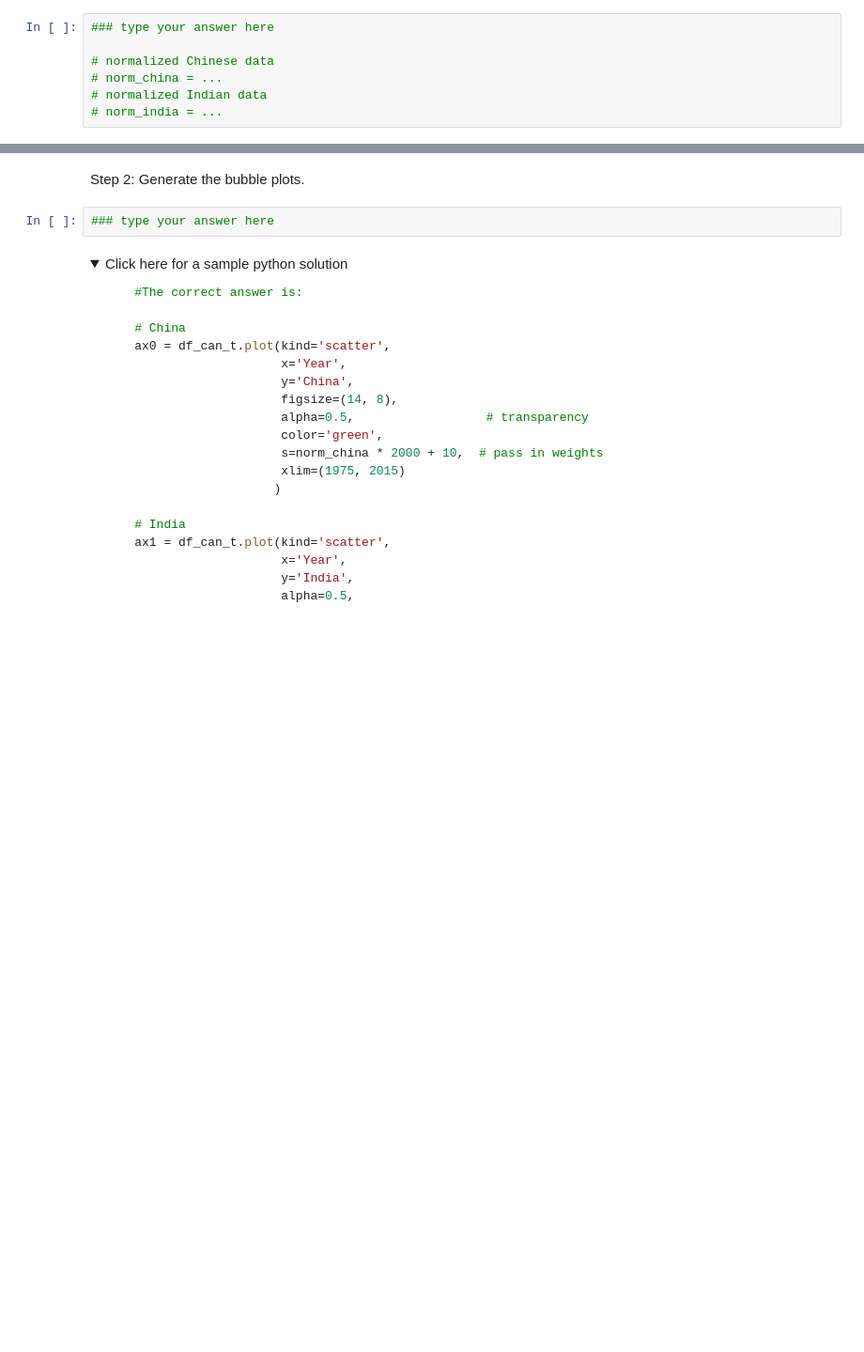
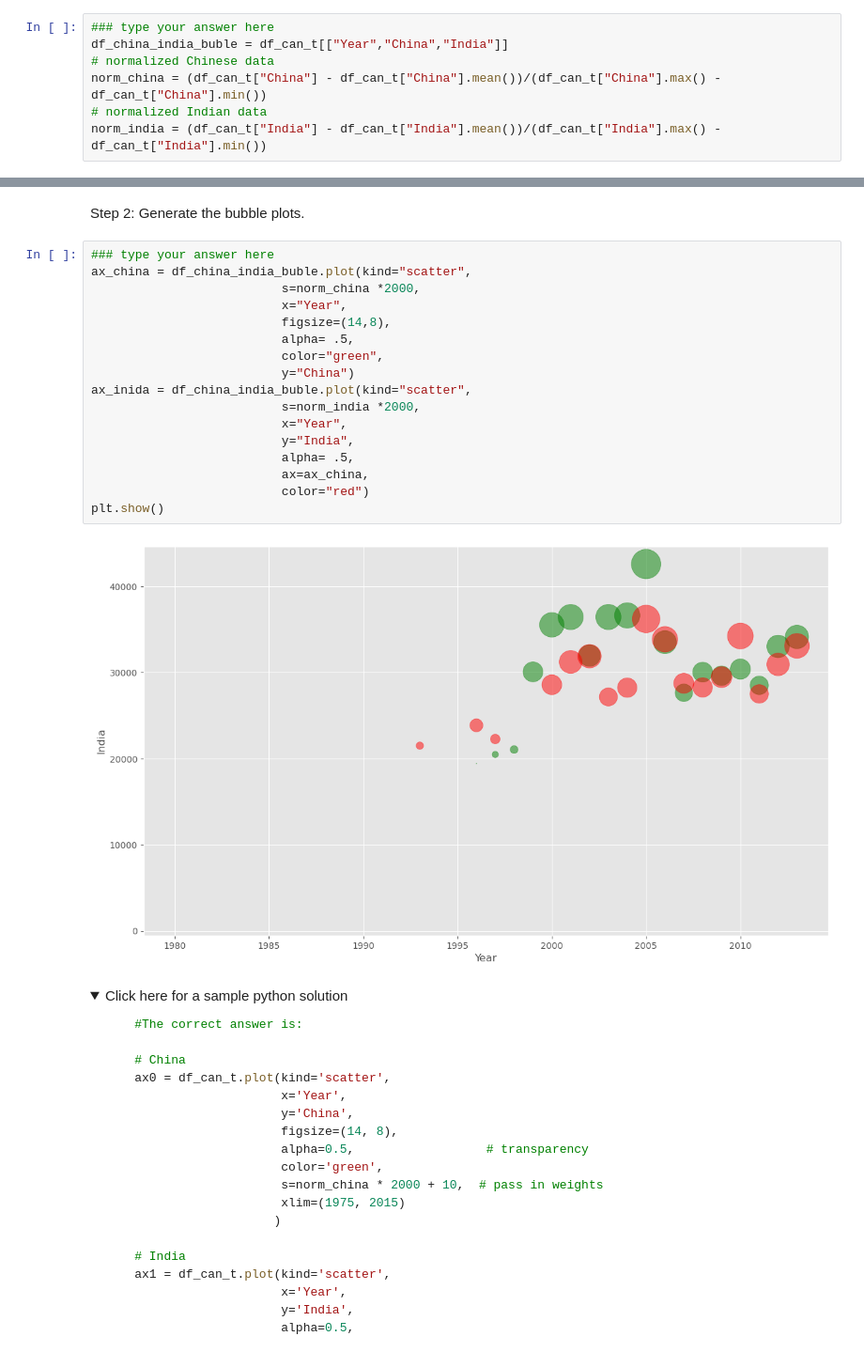
Before and after one commit to DurianDan/IBM-Data-Science-Professional-Certificate, a Jupyter notebook: 8_Data_Visualization_With_Python/week2/DV0101EN-Exercise-Pie-Charts-Box-Plots-Scatter-Plots-and-Bubble-Plots.jupyterlite.ipynb, the cells around one changed output, grey strips where cells are left out. Shown: that part at 94% size. Saved outputs shown, nothing was run; the diff lists cells and outputs as text; folded sections open; blank space fills up the shorter version.

```diff
--- a/8_Data_Visualization_With_Python/week2/DV0101EN-Exercise-Pie-Charts-Box-Plots-Scatter-Plots-and-Bubble-Plots.jupyterlite.ipynb
+++ b/8_Data_Visualization_With_Python/week2/DV0101EN-Exercise-Pie-Charts-Box-Plots-Scatter-Plots-and-Bubble-Plots.jupyterlite.ipynb
@@ -931,11 +928,11 @@ On a similar note, Brazil suffered the *Samba Effect* where the Brazilian real (
 Step 1: Normalize the data pertaining to China and India.
 # %%
 ### type your answer here
-
+df_china_india_buble = df_can_t[["Year","China","India"]]
 # normalized Chinese data
-# norm_china = ...
+norm_china = (df_can_t["China"] - df_can_t["China"].mean())/(df_can_t["China"].max() - df_can_t["China"].min())
 # normalized Indian data
-# norm_india = ...
+norm_india = (df_can_t["India"] - df_can_t["India"].mean())/(df_can_t["India"].max() - df_can_t["India"].min())
 # %% [markdown]
 <details><summary>Click here for a sample python solution</summary>
 
@@ -953,8 +950,25 @@ Step 1: Normalize the data pertaining to China and India.
 </details>
 # %% [markdown]
 Step 2: Generate the bubble plots.
-# %%
-### type your answer here
+# %%
+### type your answer here
+ax_china = df_china_india_buble.plot(kind="scatter",
+                          s=norm_china *2000,
+                          x="Year",
+                          figsize=(14,8),
+                          alpha= .5,
+                          color="green",
+                          y="China")
+ax_inida = df_china_india_buble.plot(kind="scatter",
+                          s=norm_india *2000,
+                          x="Year",
+                          y="India",
+                          alpha= .5,
+                          ax=ax_china,
+                          color="red")
+plt.show()
+# %% [output]
+[figure, added]
 # %% [markdown]
 <details><summary>Click here for a sample python solution</summary>
 
```
Also changed, not shown: parts of 7 cells of this notebook.
